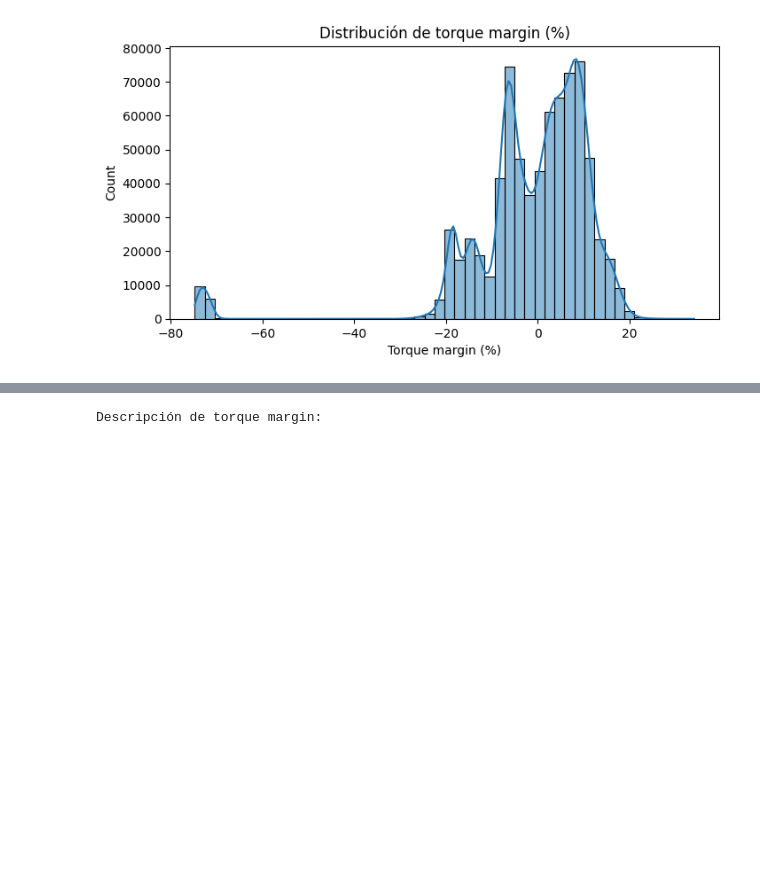
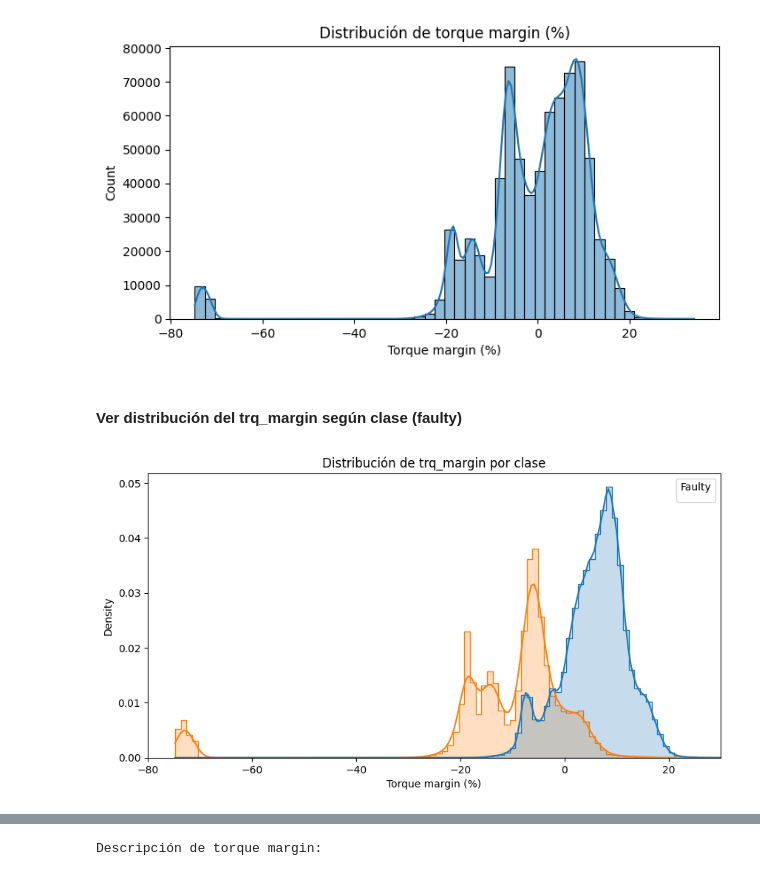
Before and after one commit to karentp/DataChallenge_2024, a Jupyter notebook: preprocessing/data-preprocessing.ipynb, the cells around one changed output, grey strips where cells are left out. Drawn from its saved outputs; the diff is of its cells as text; code cells hidden in the pictures; blank space fills up the shorter version.

```diff
--- a/preprocessing/data-preprocessing.ipynb
+++ b/preprocessing/data-preprocessing.ipynb
@@ -122,3 +122,15 @@ plt.xlabel("Torque margin (%)")
 plt.show()
 # %% [output]
 [figure]
+# %% [markdown]
+#### Ver distribución del trq_margin según clase (faulty)
+# %%
+plt.figure(figsize=(10, 5))
+sns.histplot(data=df, x='trq_margin', hue='faulty', bins=100, kde=True, element="step", stat='density')
+plt.xlim(-80, 30)
+plt.title("Distribución de trq_margin por clase")
+plt.xlabel("Torque margin (%)")
+plt.legend(title="Faulty")
+plt.show()
+# %% [output]
+[figure, added]
```
Also changed, not shown: parts of 23 cells of this notebook, 9 other files.
